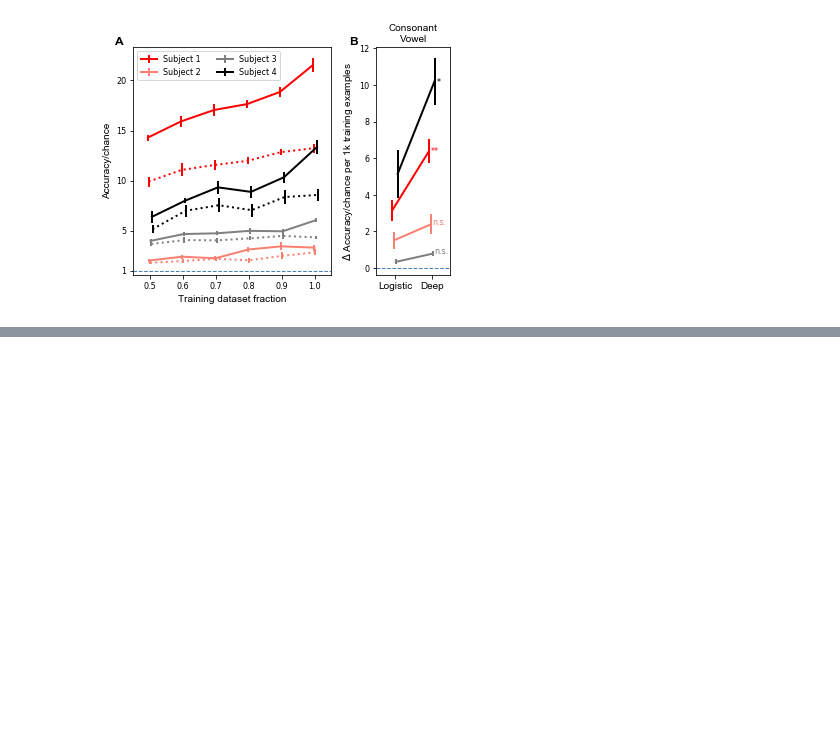
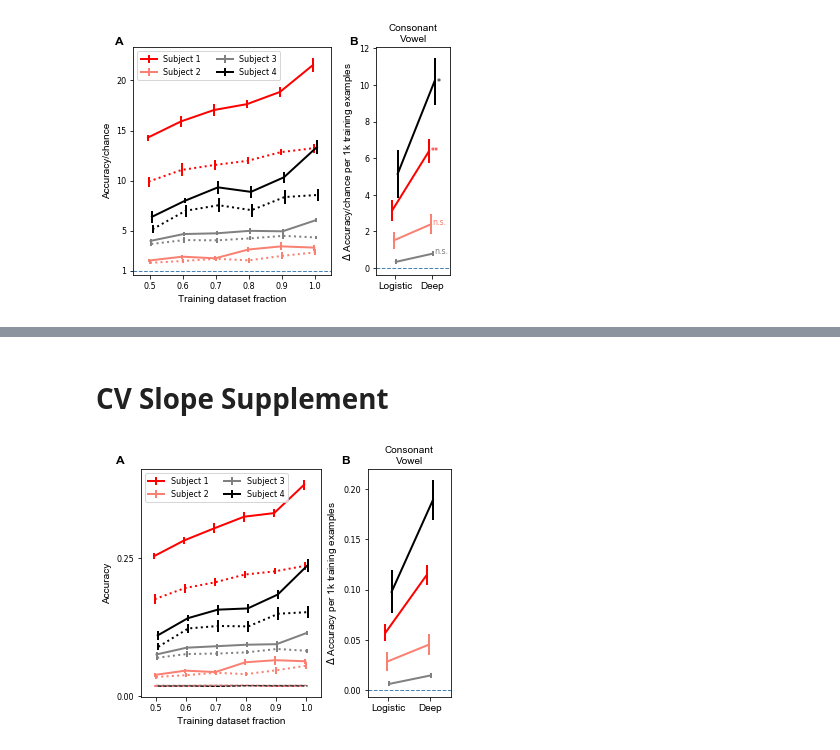
Before and after one commit to BouchardLab/cv_paper_plots, a Jupyter notebook: accuracy_slope/accuracy_slope.ipynb, the cells around one changed output, grey strips where cells are left out. Saved outputs shown, nothing was run; the diff lists cells and outputs as text; code cells hidden in the pictures; blank space fills up the shorter version.

```diff
--- a/accuracy_slope/accuracy_slope.ipynb
+++ b/accuracy_slope/accuracy_slope.ipynb
@@ -416,0 +477,36 @@ Deep networks scale better with dataset size than logistic regression with an im
+# %% [markdown]
+# CV Slope Supplement
+# %%
+# reload(accuracy)
+reload(slope)
+plt.close()
+f = plt.figure(figsize=(5, 4))
+
+le = .12
+re = .02
+te = .1
+be = .11
+h_gap = .13
+
+w = .5
+h = 1. - te - be
+
+ax_lines = f.add_axes([le, be, w, h])
+ax_slopes = f.add_axes([le + w + h_gap, be, 1. - w - h_gap - le - re, h])
+
+key = fracs[-1]
+
+slope.plot_cv_slope(subjects, deep_all, linear_all, chance[0], training_size, fracs, (ax_lines, ax_slopes),
+                    legend=True, normalize_chance=False)
+
+x0 = .05
+y0 = 1. - te + .02
+x1 = le + w + h_gap - .075
+
+f.text(x0, y0, 'A', **letter_fontstyle)
+f.text(x1, y0, 'B', **letter_fontstyle)
+
+plt.savefig(os.path.join(os.environ['HOME'], 'Downloads/slope2.eps'), dpi=300)
+plt.savefig(os.path.join(os.environ['HOME'], 'Downloads/slope2.png'), dpi=300)
+# %% [output]
+[figure, added]
```
Also changed, not shown: parts of 3 cells of this notebook, 4 other files.
